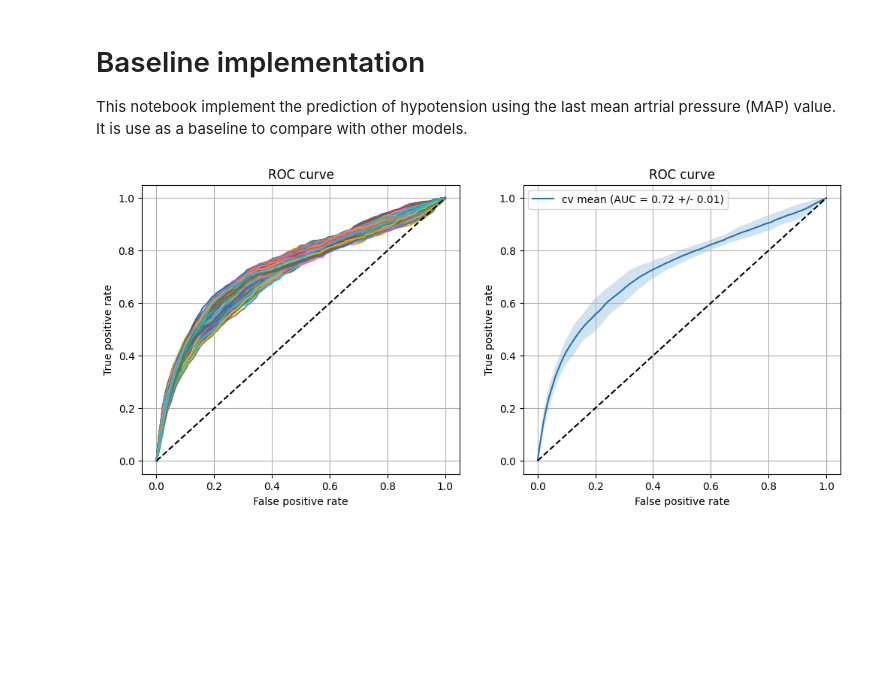
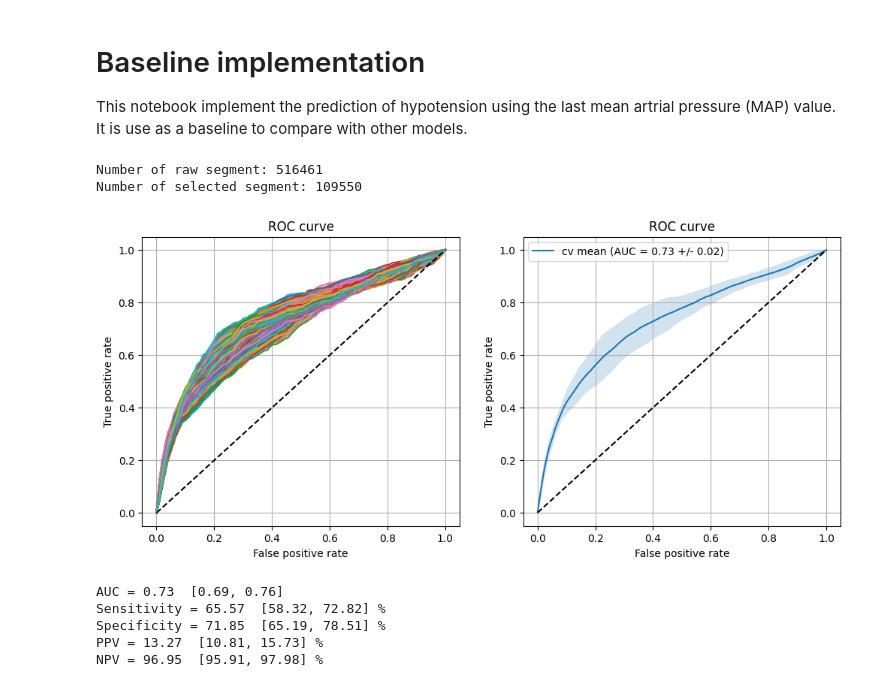
Before and after one commit to BobAubouin/hypotension_pred, a Jupyter notebook: scripts/baseline.ipynb, the cells around one changed output. Cells and saved outputs as stored; diff of their text form; code cells hidden in the pictures; blank space fills up the shorter version.

```diff
--- a/scripts/baseline.ipynb
+++ b/scripts/baseline.ipynb
@@ -19,7 +19,7 @@ if not os.path.exists('data/data_async.csv'):
     exit()
 cols = list(pd.read_csv("data/data_async.csv", nrows=1))
 
-rawData = pd.read_csv(f'data/data_async.csv', usecols =[i for i in cols if i != "opname"] ).astype("float32")
+rawData = pd.read_csv(f'data/data_async.csv', usecols =[i for i in cols if (i != "opname" or i!="sex")] )
 # %%
 # test if baseline file exists
 if not os.path.exists('data/data_xbg.csv'):
@@ -35,6 +35,9 @@ if not os.path.exists('data/data_xbg.csv'):
     dataframe.to_csv('data/data_baseline.csv', index=False)
 else:
     dataframe = pd.read_csv('data/data_xbg.csv')
+# %% [output]
+Number of raw segment: 516461
+Number of selected segment: 109550
 # %%
 # for each subgoup of data, create a regressor and evaluate it
 from sklearn.metrics import auc, roc_curve, roc_auc_score
@@ -47,6 +50,7 @@ rng = np.random.RandomState(rng_seed)
 
 
 tpr_list, auc_list, thresh_list  = [], [], []
+sensitivity_list, specificity_list, ppv_list, npv_list = [], [], [], []
 
 fpr = np.linspace(0, 1, 100)
 for cv, test in dataframe.groupby('cv_group'):
@@ -67,6 +71,14 @@ for cv, test in dataframe.groupby('cv_group'):
 
         fpr_, tpr_, tr_ = roc_curve(y_test[indices], y_pred[indices])
         auc_ = auc(fpr_, tpr_)
+        gmean = np.sqrt(tpr_ * (1-fpr_))
+        id_thresh_opt = np.argmax(gmean)
+        sensitivity_list.append(tpr_[id_thresh_opt]*100)
+        specificity_list.append((1-fpr_[id_thresh_opt])*100)
+        prevalence = np.mean(y_test[indices])
+        ppv_list.append(100 * tpr_[id_thresh_opt]*prevalence / (tpr_[id_thresh_opt]*prevalence + fpr_[id_thresh_opt]*(1-prevalence)))
+        npv_list.append(100 * (1-fpr_[id_thresh_opt])*(1-prevalence) / ((1-tpr_[id_thresh_opt])*prevalence + (1-fpr_[id_thresh_opt])*(1-prevalence)))
+
 
         tpr_list.append(np.interp(np.linspace(0, 1, 100), fpr_, tpr_))
         thresh_list.append(np.interp(np.linspace(0, 1, 100), fpr_, tr_))
@@ -82,34 +94,61 @@ plt.xlabel('False positive rate')
 plt.ylabel('True positive rate')
 plt.title('ROC curve')
 plt.grid()
 
 plt.subplot(1, 2, 2)
 tpr_mean = np.mean(tpr_list, axis=0)
 tpr_std = np.std(tpr_list, axis=0)
 thr_mean = np.mean(thresh_list, axis=0)
+sensi_mean = np.mean(sensitivity_list)
+speci_mean = np.mean(specificity_list)
+ppv_mean = np.mean(ppv_list)
+npv_mean = np.mean(npv_list)
+sensi_std = np.std(sensitivity_list)
+speci_std = np.std(specificity_list)
+ppv_std = np.std(ppv_list)
+npv_std = np.std(npv_list)
 
 plt.fill_between(fpr, tpr_mean - 2*tpr_std, tpr_mean + 2*tpr_std, alpha=0.2)
 plt.plot(fpr, tpr_mean, label=f'cv mean (AUC = {np.mean(auc_list):.2f} +/- {pd.Series(auc_list).std():.2f})')
 plt.plot([0, 1], [0, 1], 'k--')
 plt.xlabel('False positive rate')
 plt.ylabel('True positive rate')
 plt.title('ROC curve')
 plt.legend()
 plt.grid()
 plt.show()
 
 # save data into a csv file
 df = pd.DataFrame({
     'fpr': fpr,
     'tpr': tpr_mean,
     'tpr_std': tpr_std,
     'threshold': thr_mean,
     'auc': np.round(np.mean(auc_list),2),
     'auc_std': np.round(pd.Series(auc_list).std(),2),
+    'sensitivity': sensi_mean,
+    'sensitivity_std': sensi_std,
+    'specificity': speci_mean,
+    'specificity_std': speci_std,
+    'ppv': ppv_mean,
+    'ppv_std': ppv_std,
+    'npv': npv_mean,
+    'npv_std': npv_std
 })
 df.to_csv('data/baseline_roc.csv', index=False)
+
+print(f"AUC = {np.mean(auc_list):.2f}  [{np.mean(auc_list) - pd.Series(auc_list).std()*2:.2f}, {np.mean(auc_list) + pd.Series(auc_list).std()*2:.2f}]")
+print(f"Sensitivity = {sensi_mean:.2f}  [{sensi_mean - sensi_std*2:.2f}, {sensi_mean + sensi_std*2:.2f}] %")
+print(f"Specificity = {speci_mean:.2f}  [{speci_mean - speci_std*2:.2f}, {speci_mean + speci_std*2:.2f}] %")
+print(f"PPV = {ppv_mean:.2f}  [{ppv_mean - ppv_std*2:.2f}, {ppv_mean + ppv_std*2:.2f}] %")
+print(f"NPV = {npv_mean:.2f}  [{npv_mean - npv_std*2:.2f}, {npv_mean + npv_std*2:.2f}] %")
 # %% [output]
-[figure, old version]
+[figure, new version]
+AUC = 0.73  [0.69, 0.76]
+Sensitivity = 65.57  [58.32, 72.82] %
+Specificity = 71.85  [65.19, 78.51] %
+PPV = 13.27  [10.81, 15.73] %
+NPV = 96.95  [95.91, 97.98] %
 # %%
 tpr_list[0]
 # %% [output]
```
Also changed, not shown: parts of 4 cells of this notebook, 1 other file.
